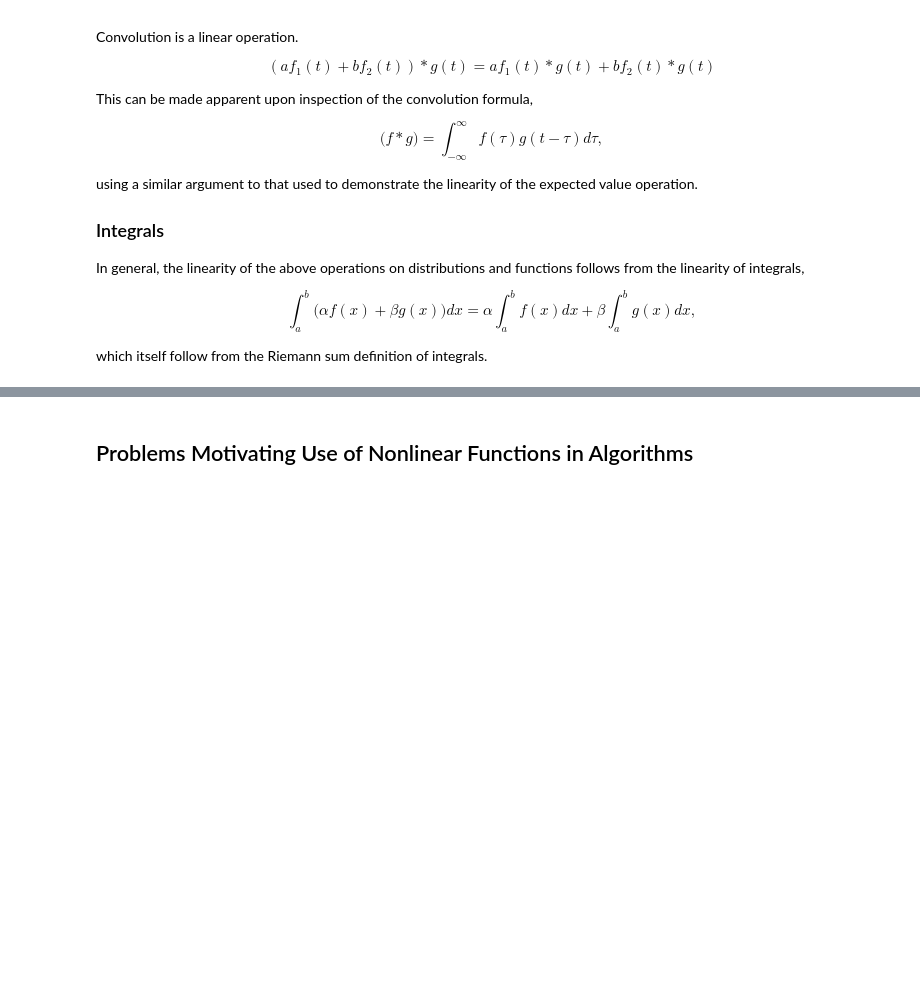
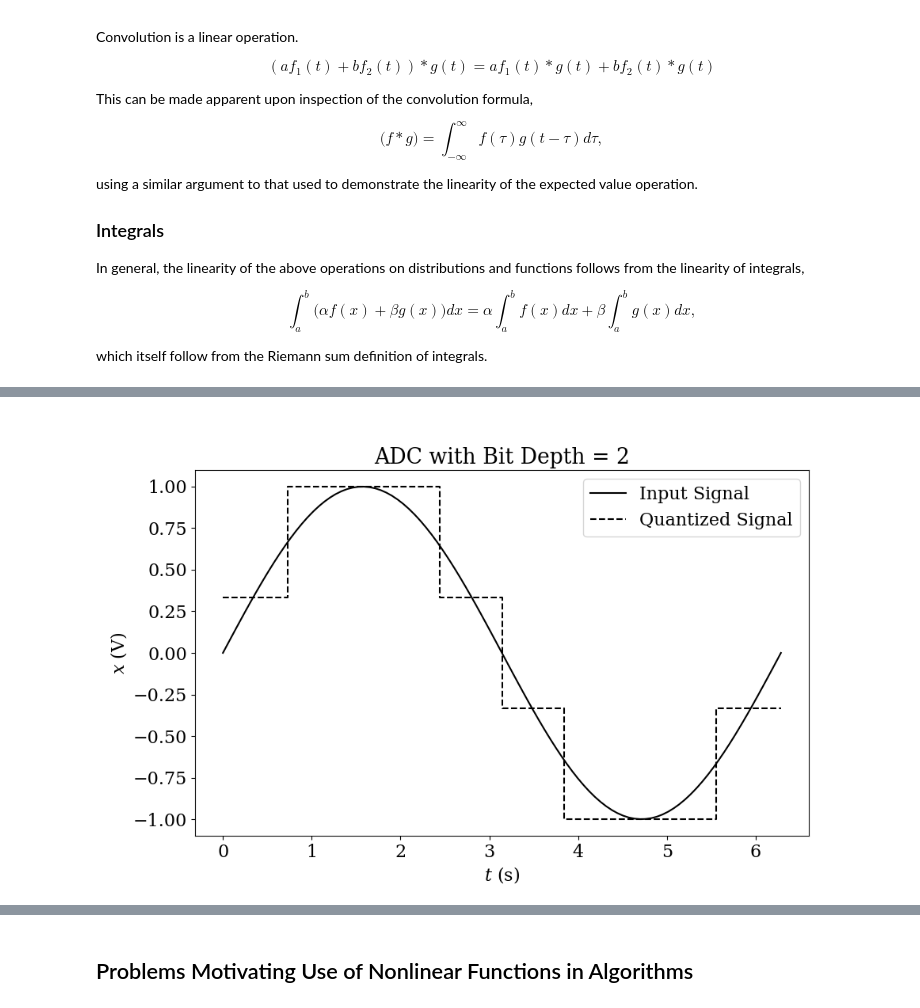
Before and after one commit to ruc-practical-ai/fall-2024-class-01, a Jupyter notebook: notebooks/05_linear_and_nonlinear_functions.ipynb, the cells around one changed output, grey strips where cells are left out. Cells and saved outputs as stored; diff of their text form; code cells hidden in the pictures; blank space fills up the shorter version.

```diff
--- a/notebooks/05_linear_and_nonlinear_functions.ipynb
+++ b/notebooks/05_linear_and_nonlinear_functions.ipynb
@@ -310,0 +368,10 @@ We will take a look at some example nonlinear functions
+# %%
+from circuit_demos import ADCModel
+
+time_seconds = np.linspace(0, 2 * np.pi, 100)
+signal_volts = np.sin(time_seconds)
+adc_model = ADCModel(bit_depth=2)
+adc_model.quantize_signal(time_seconds=time_seconds, input_signal=signal_volts)
+adc_model.plot_signals()
+# %% [output]
+[figure, added]
```
Also changed, not shown: parts of 15 cells of this notebook, 7 other files.
